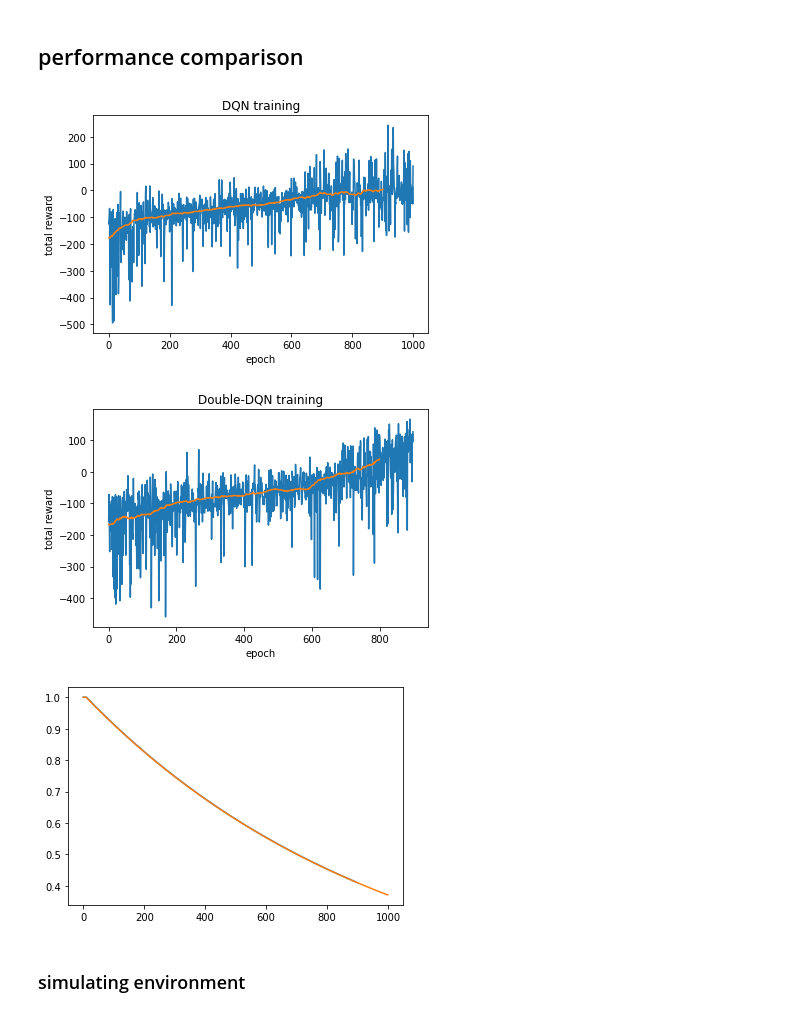
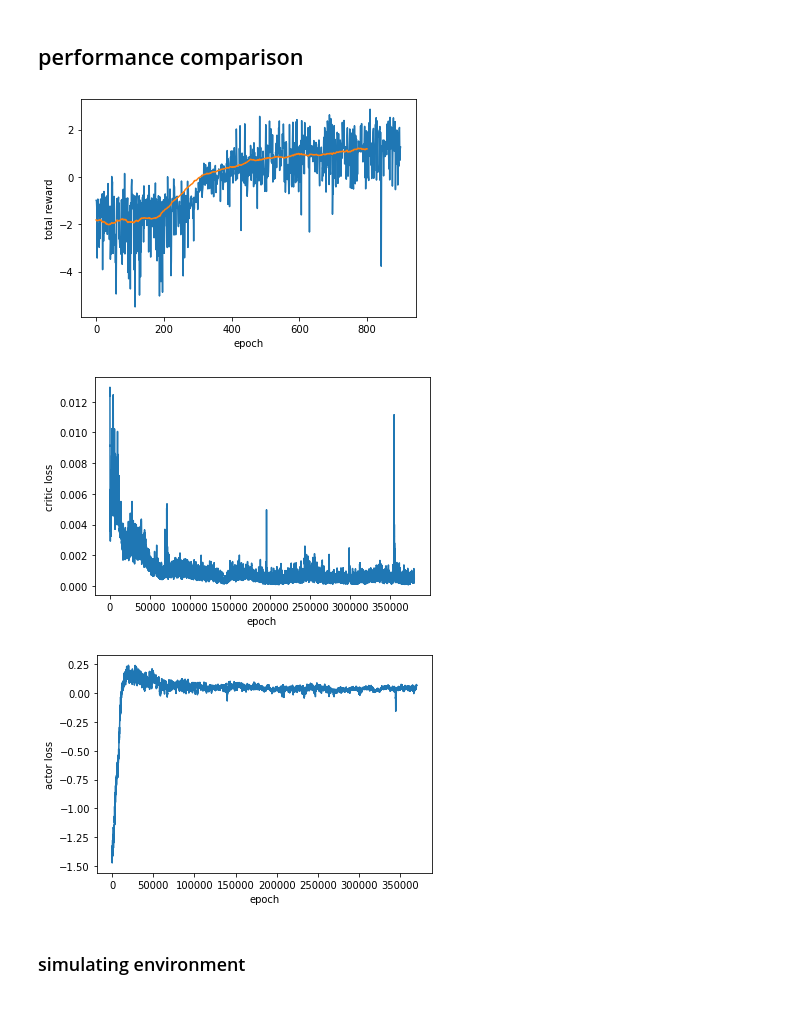
Before and after one commit to navidmdn/rl_fall2021, a Jupyter notebook: cse446-A3/solution.ipynb, the cells around one changed output. Saved outputs shown, nothing was run; the diff lists cells and outputs as text; code cells hidden in the pictures.

```diff
--- a/cse446-A3/solution.ipynb
+++ b/cse446-A3/solution.ipynb
@@ -215,0 +721,15 @@ class QActorCritic:
+# %%
+def evaluate_det_policy(env, agent, k=100):
+    total_rewards = []
+    for _ in range(k):
+        done = False
+        cum_r = 0
+        state = env.reset()
+
+        while not done:
+            action = agent.get_single_action(state, det=False)
+            state, reward, done, info = env.step(action)
+            cum_r += reward
+
+        total_rewards.append(cum_r)
+    return total_rewards
@@ -266,18 +806,18 @@ state = env.reset()
 
 
 agent = QActorCritic(
-    buffer_size=2000,
+    buffer_size=3000,
     gamma=0.99,
-    critic_lr=0.0001,
-    actor_lr=0.0001,
+    critic_lr=0.0005,
+    actor_lr=0.00001,
     state_size=env.observation_space.shape[0],
     action_size=env.action_space.n,
     batch_size=128,
     device=torch.device("cuda:0" if torch.cuda.is_available() else "cpu"),
-    tau=0.999,
+    tau=0.99,
     warmup_step=1000,
 )
 
 
-dqn_ret = train_and_evaluate(env, agent, epochs=1000)
+returns, actor_losses, critic_losses = train_and_evaluate(env, agent, early_stop_thr=490, epochs=3000)
 # %% [output]
@@ -359,7 +874,7 @@ def evaluate_det_policy(env, agent, k=100):
         state = env.reset()
 
         while not done:
-            action = agent.get_action(state, det=True)
+            action = agent.get_single_action(state, det=True)
             state, reward, done, info = env.step(action)
             cum_r += reward
 
@@ -447,33 +1009,31 @@ epoch:199 average return=-127.13508774343589
 # %%
 def moving_average(a, n=3) :
     ret = np.cumsum(a, dtype=float)
     ret[n:] = ret[n:] - ret[:-n]
     return ret[n - 1:] / n
 
 
 
-plt.plot(dqn_ret)
-plt.plot(moving_average(dqn_ret, n=100))
+plt.plot(returns)
+plt.plot(moving_average(returns, n=100))
 plt.xlabel('epoch')
 plt.ylabel('total reward')
-plt.title('DQN training')
 plt.show()
 
 
-plt.plot(ddqn_ret)
-plt.plot(moving_average(ddqn_ret, n=100))
+plt.plot(moving_average(critic_losses, n=100))
 plt.xlabel('epoch')
-plt.ylabel('total reward')
-plt.title('Double-DQN training')
+plt.ylabel('critic loss')
 plt.show()
 
-plt.plot(ddqn_eps)
-plt.plot(dqn_eps)
+plt.plot(moving_average(actor_losses, n=100))
+plt.xlabel('epoch')
+plt.ylabel('actor loss')
 plt.show()
 # %% [output]
-[figure, old version]
+[figure, new version]
-[figure, old version]
+[figure, new version]
-[figure, old version]
+[figure, new version]
 # %% [markdown]
 ### simulating environment
 # %%
```
Also changed, not shown: parts of 29 cells of this notebook, 7 other files.
